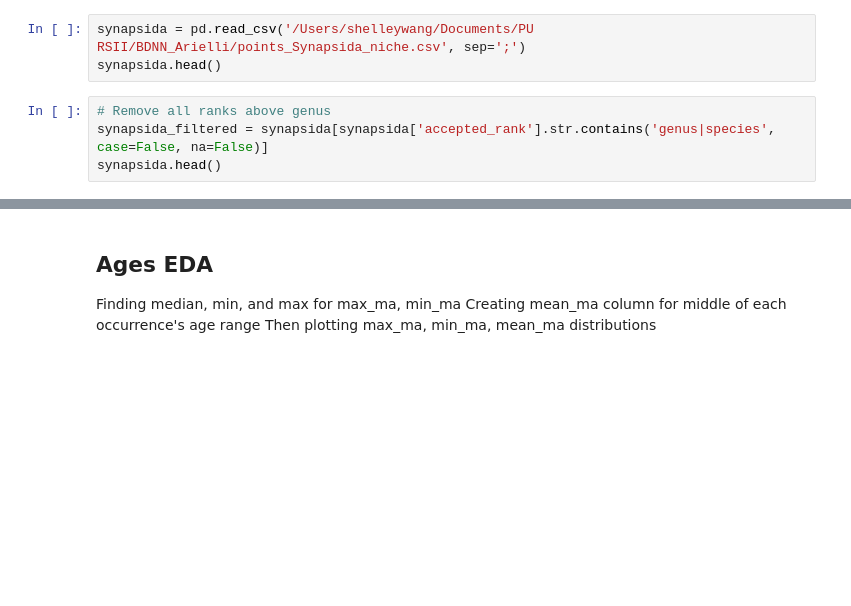
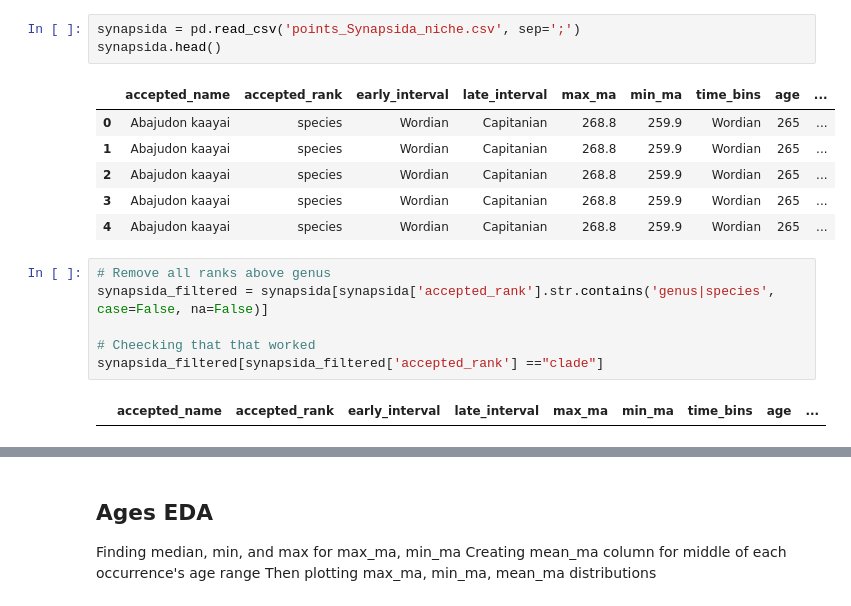
Before and after one commit to shelleylwang/BDNN_Arielli, a Jupyter notebook: synapsida_eda.ipynb, the cells around one changed output, grey strips where cells are left out. Saved outputs shown, nothing was run; the diff lists cells and outputs as text; blank space fills up the shorter version.

```diff
--- a/synapsida_eda.ipynb
+++ b/synapsida_eda.ipynb
@@ -8,10 +6,21 @@ Error:
 # %%
-synapsida = pd.read_csv('/Users/shelleywang/Documents/PU RSII/BDNN_Arielli/points_Synapsida_niche.csv', sep=';')
+synapsida = pd.read_csv('points_Synapsida_niche.csv', sep=';')
 synapsida.head()
+# %% [output]
+|  | accepted_name | accepted_rank | early_interval | late_interval | max_ma | min_ma | time_bins | age | ... |
+| 0 | Abajudon kaayai | species | Wordian | Capitanian | 268.8 | 259.9 | Wordian | 265 | ... |
+| 1 | Abajudon kaayai | species | Wordian | Capitanian | 268.8 | 259.9 | Wordian | 265 | ... |
+| 2 | Abajudon kaayai | species | Wordian | Capitanian | 268.8 | 259.9 | Wordian | 265 | ... |
+| 3 | Abajudon kaayai | species | Wordian | Capitanian | 268.8 | 259.9 | Wordian | 265 | ... |
+| 4 | Abajudon kaayai | species | Wordian | Capitanian | 268.8 | 259.9 | Wordian | 265 | ... |
 # %%
 # Remove all ranks above genus
 synapsida_filtered = synapsida[synapsida['accepted_rank'].str.contains('genus|species', case=False, na=False)]
-synapsida.head()
+
+# Cheecking that that worked
+synapsida_filtered[synapsida_filtered['accepted_rank'] =="clade"]
+# %% [output]
+|  | accepted_name | accepted_rank | early_interval | late_interval | max_ma | min_ma | time_bins | age | ... |
 # %%
 # Checking for null values
 synapsida_filtered.isna().sum()
```
Also changed, not shown: parts of 19 cells of this notebook.
